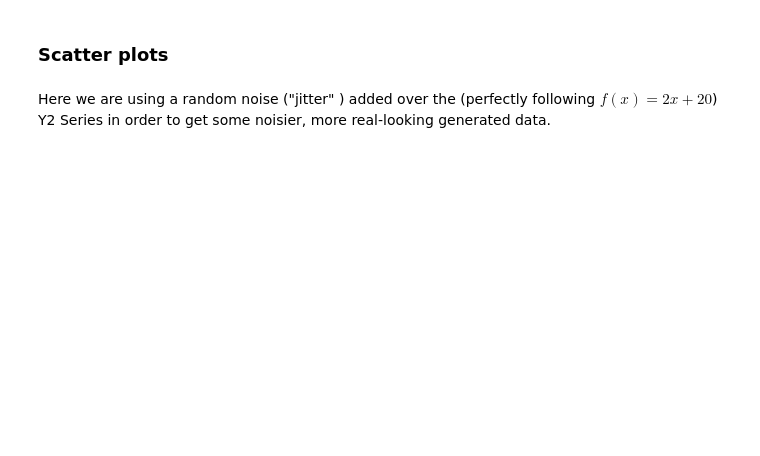
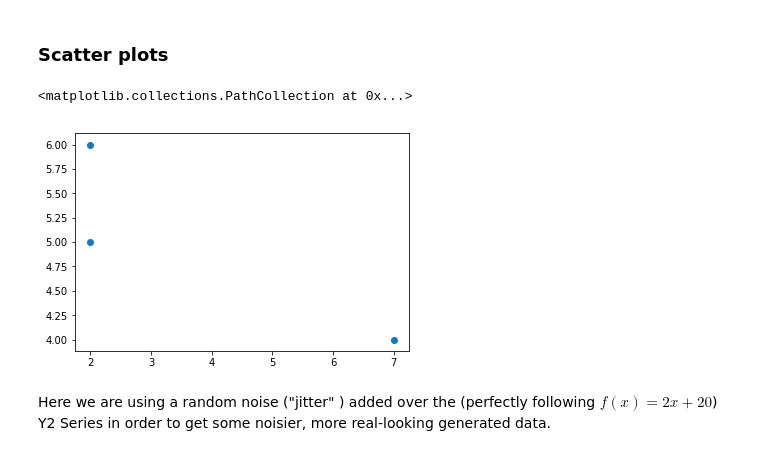
Before and after one commit to toniet/ClasesMaster, a Jupyter notebook: Python/06-visualization-I.empty.ipynb, the cells around one changed output. Saved outputs shown, nothing was run; the diff lists cells and outputs as text; code cells hidden in the pictures; blank space fills up the shorter version.

```diff
--- a/Python/06-visualization-I.empty.ipynb
+++ b/Python/06-visualization-I.empty.ipynb
@@ -34,5 +56,10 @@ Between -7 and 7
 # %% [markdown]
 ### Scatter plots
+# %%
+plt.scatter([7,2,2],[4,5,6])
+# %% [output]
+<matplotlib.collections.PathCollection at 0x...>
+[figure, added]
 # %% [markdown]
 Here we are using a random noise ("jitter"
 ) added over the (perfectly following $f(x) = 2x + 20$) Y2 Series in order to get some noisier, more real-looking generated data.
```
Also changed, not shown: parts of 77 cells of this notebook.
